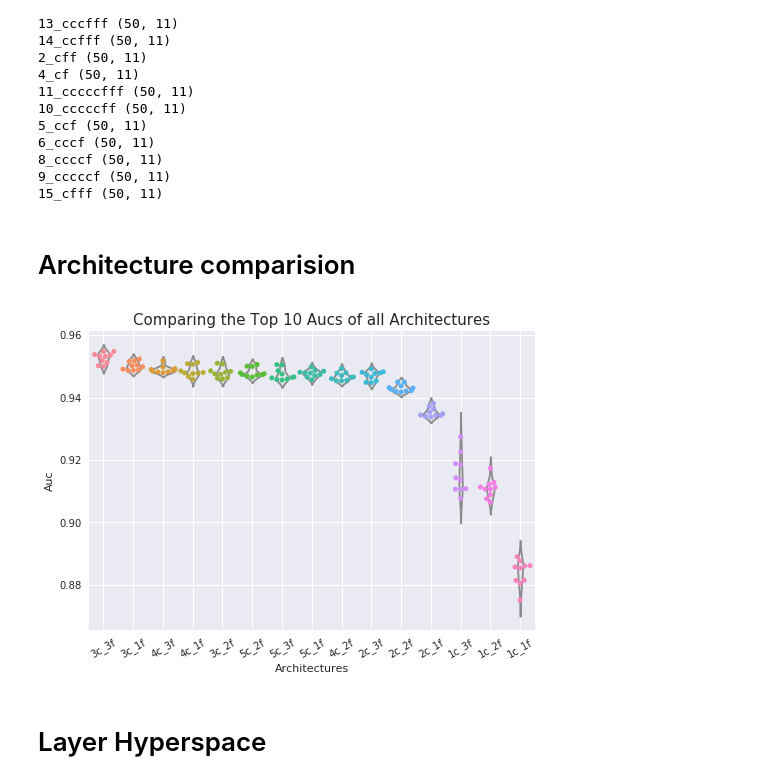
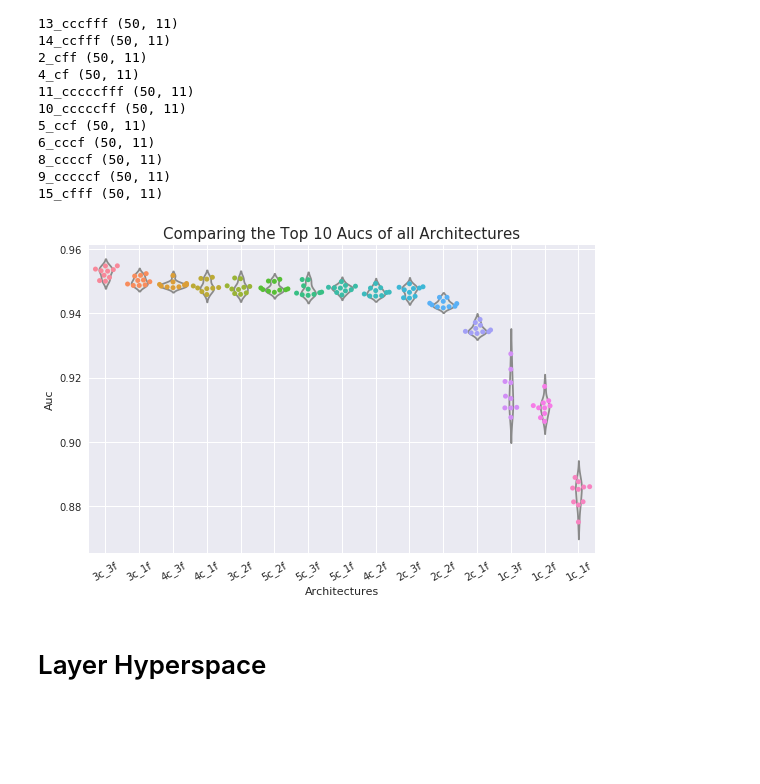
Before and after one commit to JMBehnken/Gamma_Hadron_Separation_With_Deep_Learning_for_the_First_G-APD_Cherenkov_Telescope, a Jupyter notebook: 06_FACT_Pipeline/09_Plotting.ipynb, the cells around one changed output. Drawn from its saved outputs; the diff is of its cells as text; code cells hidden in the pictures; blank space fills up the shorter version.

```diff
--- a/06_FACT_Pipeline/09_Plotting.ipynb
+++ b/06_FACT_Pipeline/09_Plotting.ipynb
@@ -26,8 +28,6 @@ for name in os.listdir(main_path):
 8_ccccf (50, 11)
 9_cccccf (50, 11)
 15_cfff (50, 11)
-# %% [markdown]
-# Architecture comparision
 # %%
 import matplotlib.pyplot as plt
 import seaborn as sns
@@ -43,34 +43,35 @@ names = []
 for folder in os.listdir(main_path):
     name =  folder.split('_')[-1]
     c = 0
     f = 0
     for letter in name:
         if letter=='c': c+=1
         if letter=='f': f+=1
     name_new = str(c)+'c_'+str(f)+'f'
     names.append(name_new)
     path = os.path.join(main_path, folder, name+'_Hyperparameter.csv')
 
     df = pd.read_csv(path)
     plot_auc.append(df[df['Title']=='Random_Plotting'].sort_values(by='Auc', ascending=False).head(10)['Auc'].values.tolist())
 
 
 
 df_plot = pd.DataFrame(np.array(plot_auc).T, columns=names)
 df_plot = df_plot[df_plot.max().sort_values(ascending=False).index]
 
 df_swarm = pd.melt(df_plot)
 df_swarm.columns = ['Architectures', 'Auc']
 sns.set(style='darkgrid', font='DejaVu Sans')
 plt.title('Comparing the Top 10 Aucs of all Architectures', fontsize=15)
 sns.violinplot(x="Architectures", y="Auc", data=df_swarm, inner=None, color=".9")
 sns.swarmplot(x="Architectures", y="Auc", data=df_swarm)
 plt.xticks(rotation=30)
 plt.grid(axis='x')
+plt.tight_layout()
 plt.savefig('01_Finished_Plots/Randomized_Model_Comparision.svg')
 plt.show()
 # %% [output]
-[figure, old version]
+[figure, new version]
 # %% [markdown]
 # Layer Hyperspace
 # %%
```
Also changed, not shown: parts of 11 cells of this notebook, 58 other files.
